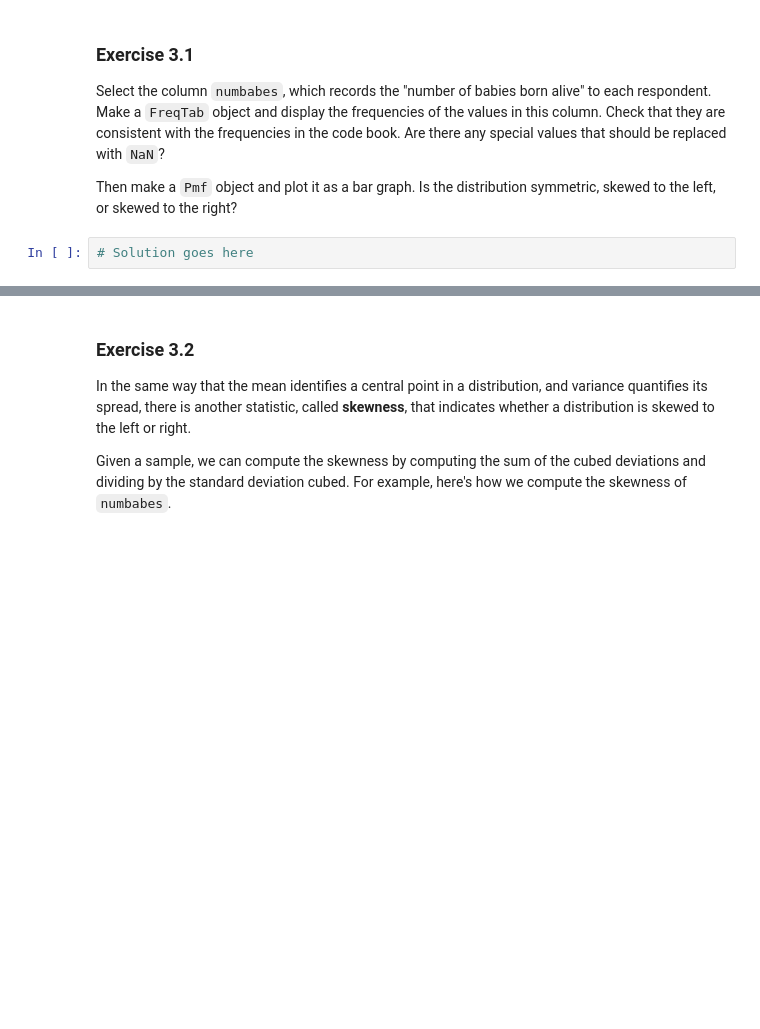
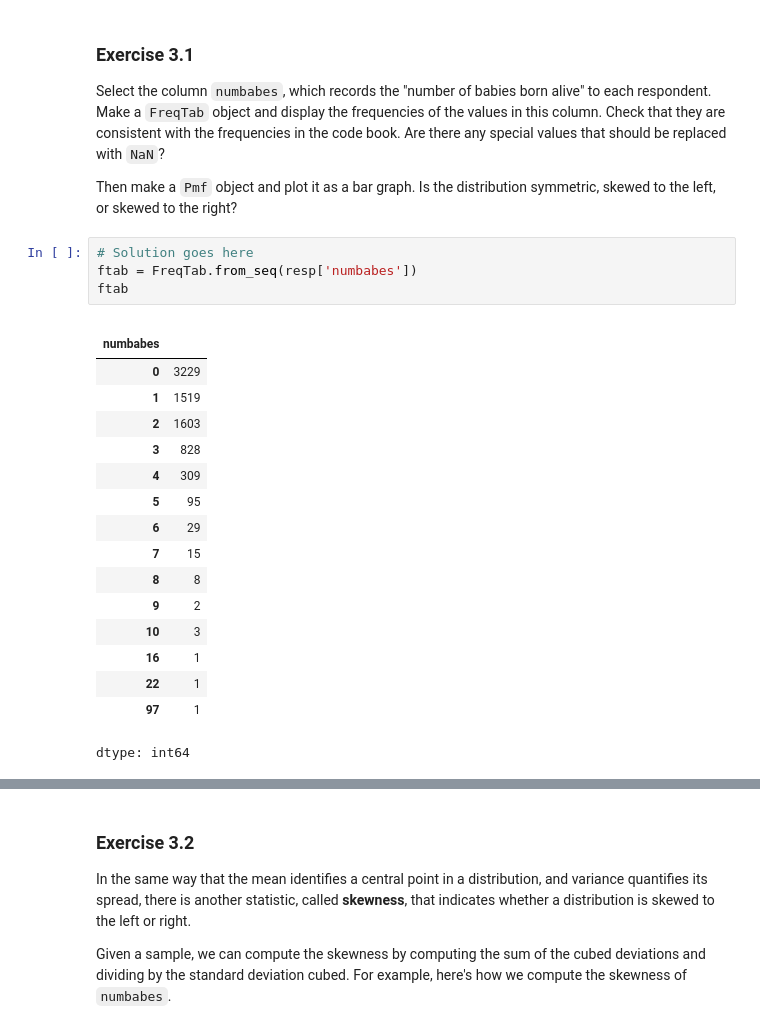
Before and after one commit to gi1no/Education, a Jupyter notebook: ThinkStats/chap03.ipynb, the cells around one changed output, grey strips where cells are left out. Saved outputs shown, nothing was run; the diff lists cells and outputs as text; blank space fills up the shorter version.

```diff
--- a/ThinkStats/chap03.ipynb
+++ b/ThinkStats/chap03.ipynb
@@ -513,5 +515,25 @@ Are there any special values that should be replaced with `NaN`?
 Then make a `Pmf` object and plot it as a bar graph. Is the distribution symmetric, skewed to the left, or skewed to the right?
 # %%
 # Solution goes here
+ftab = FreqTab.from_seq(resp['numbabes'])
+ftab
+# %% [output]
+|  |  |
+| numbabes |  |
+| 0 | 3229 |
+| 1 | 1519 |
+| 2 | 1603 |
+| 3 | 828 |
+| 4 | 309 |
+| 5 | 95 |
+| 6 | 29 |
+| 7 | 15 |
+| 8 | 8 |
+| 9 | 2 |
+| 10 | 3 |
+| 16 | 1 |
+| 22 | 1 |
+| 97 | 1 |
+dtype: int64
 # %%
 # Solution goes here
```
Also changed, not shown: parts of 8 cells of this notebook.
